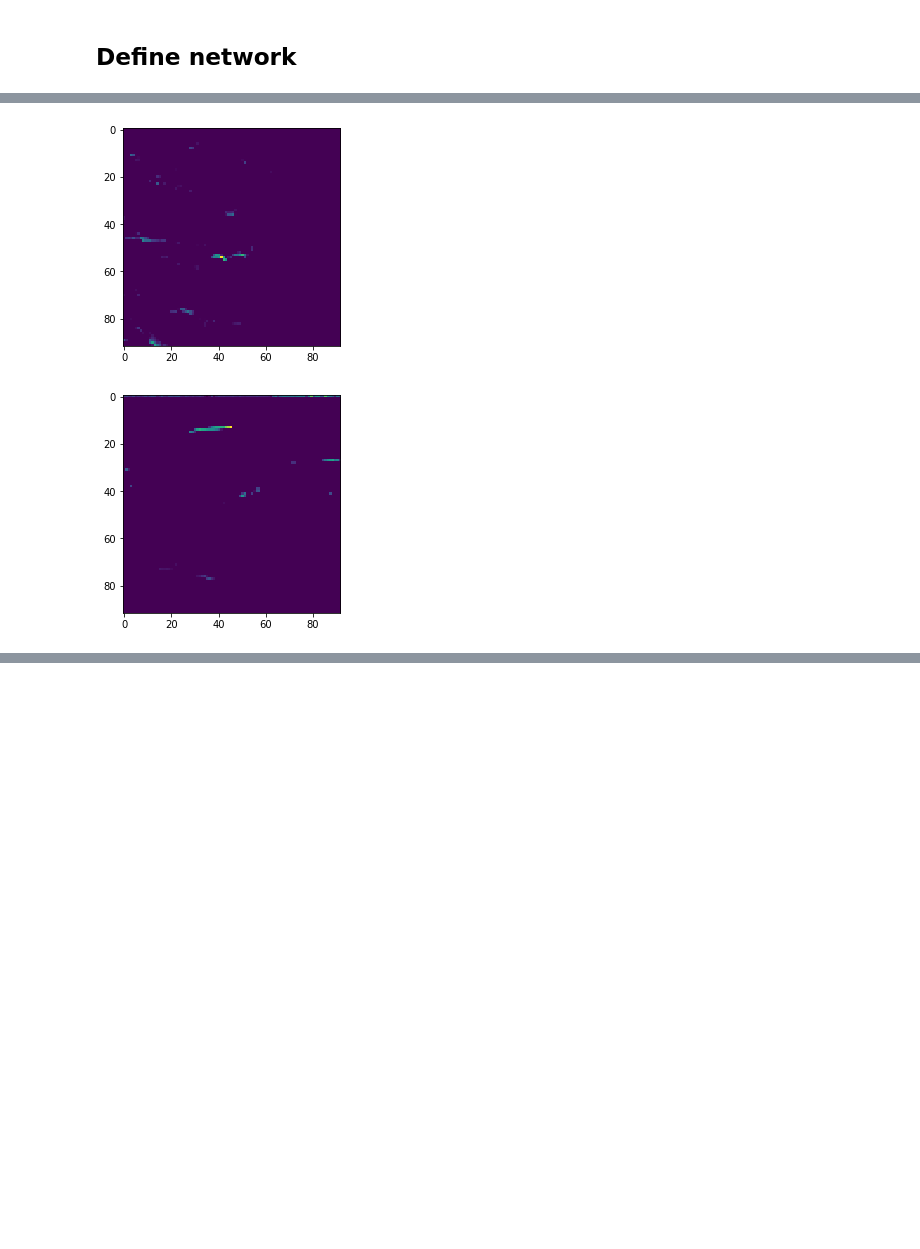
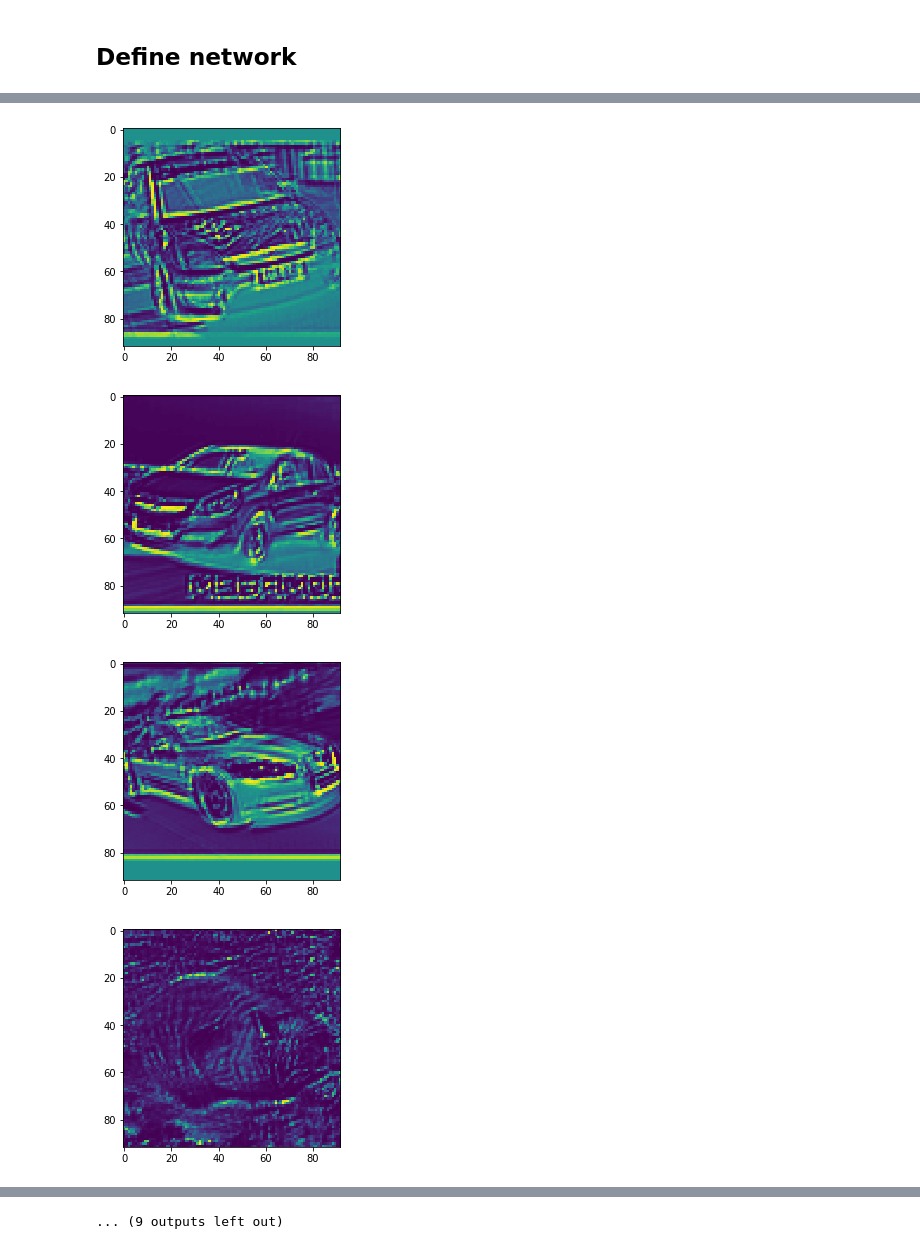
Before and after one commit to aul12/PatternRecognition, a Jupyter notebook: Assignment12/CNN2D.ipynb, the cells around one changed output, grey strips where cells are left out. Drawn from its saved outputs; the diff is of its cells as text; code cells hidden in the pictures; blank space fills up the shorter version.

```diff
--- a/Assignment12/CNN2D.ipynb
+++ b/Assignment12/CNN2D.ipynb
@@ -69,24 +69,18 @@ layers = []
 data_in, data_out = data_it.get_next()
 for i in range(n_cnn_layers):
     in_tensor = data_in if i == 0 else layers[-1]
-    print("Input dimensions  of layer %d" % i)
-    print(in_tensor.shape)
     kernel_list.append(tf.Variable(tf.random_normal(shape=(kernel_size, kernel_size, int(in_tensor.shape[-1]), n_filters))))
     layers.append(tf.nn.conv2d(in_tensor, kernel_list[i], strides=(1, 1, 1, 1), padding="VALID", name=("ConvLayer%d" % i)))
     # I assume you want us to use relu???
-    layers.append(tf.nn.relu(layers[i]))
+    layers.append(act_func(layers[i]))
     layers.append(tf.nn.avg_pool(layers[i + 1], ksize=(1, kernel_size, kernel_size, 1), strides=(1, pool_stride, pool_stride, 1), padding="VALID", name=("Pool%d" % i)))
 
-print("Output layer shape")
-print(layers[-1].shape)
 flat_dims = layers[-1].shape[1] * layers[-1].shape[2] * layers[-1].shape[3]
 layers.append(tf.reshape(layers[-1], (-1, flat_dims)))
 
 fc_weights = tf.Variable(tf.random_normal(shape=(int(layers[-1].shape[-1]), 2)))
 bias = tf.Variable(tf.random_normal(shape=(2, )))
 layers.append(tf.add(tf.matmul(layers[-1], fc_weights), bias))
-print("Logits shape")
-print(layers[-1].shape)
 
 reg_term = tf.zeros(shape=(1, ))
 for weight in tf.trainable_variables():
@@ -102,13 +96,15 @@ with tf.Session() as sess:
     sess.run(data_it.initializer)
     sess.run(example_it.initializer)
     sess.run(tf.global_variables_initializer())
-    feature_maps_layer_1 = sess.run(layers[1])
-    plt.imshow(feature_maps_layer_1[0, :, :, 0])
-    for epoch in range(100):
-        print("Epoch %d" % epoch)
+
+    for epoch in range(epochs):
+        plt.figure()
+        feature_maps_layer_1 = sess.run(layers[1])
+        plt.imshow(feature_maps_layer_1[0, :, :, 0])
         sess.run(optimizer)
         loss_val, acc_val = sess.run((loss, accuracy))
-        print("Loss %.3f, Accuracy %.3f" % (loss_val, acc_val))
+        print("Epoch: %d\tLoss %.3f\tAccuracy %.3f" % (epoch, loss_val, acc_val))
+
 
 
 
@@ -135,2 +134,4 @@ Loss 43.219, Accuracy 0.720
-[figure, old version]
+[figure, new version]
-[figure, old version]
+[figure, new version]
+[figure, added]
+[figure, added]
@@ -136,0 +145 @@ Loss 43.219, Accuracy 0.720
+... (9 outputs left out)
```
Also changed, not shown: parts of 1 cell of this notebook, 1 other file.
